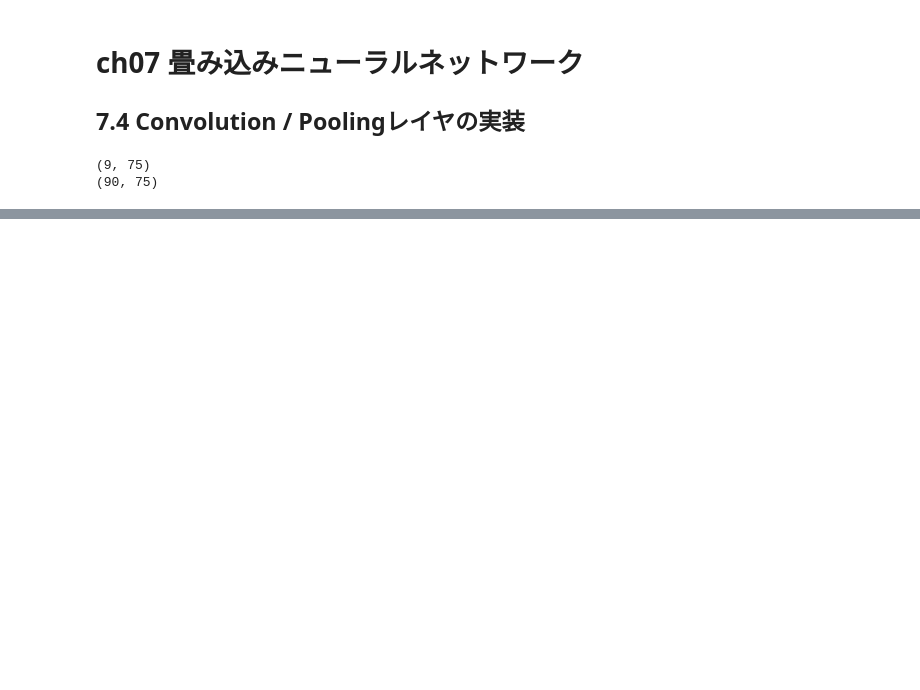
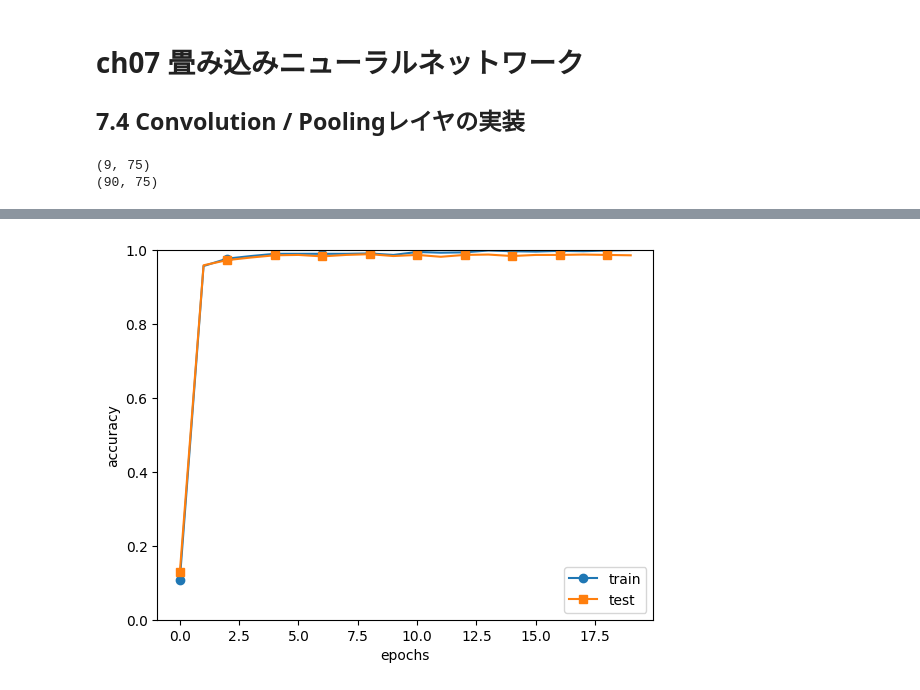
Before and after one commit to munablamu/DeepLearningFromZeroVol01, a Jupyter notebook: ch07.ipynb, the cells around one changed output, grey strips where cells are left out. Cells and saved outputs as stored; diff of their text form; code cells hidden in the pictures; blank space fills up the shorter version.

```diff
--- a/ch07.ipynb
+++ b/ch07.ipynb
@@ -64,7 +64,7 @@ from collections import OrderedDict
 from common.layers import *
 from common.gradient import numerical_gradient
 
-class simpleConvNet:
+class SimpleConvNet:
     def __init__(self, input_dim=(1, 28, 28),
                  conv_param={'filter_num': 30, 'filter_size': 5, 'pad': 0, 'stride': 1},
                  hidden_size=100, output_size=10, weight_init_std=0.01):
@@ -91,7 +91,7 @@ class simpleConvNet:
         # レイヤの生成
         self.layers = OrderedDict()
         self.layers['Conv1'] = Convolution(self.params['W1'], self.params['b1'],
-                                           self.params['stride'], self.param['pad'])
+                                           conv_param['stride'], conv_param['pad'])
         self.layers["Relu1"] = Relu()
         self.layers['Pool1'] = Pooling(pool_h=2, pool_w=2, stride=2)
         self.layers['Affine1'] = Affine(self.params['W2'], self.params['b2'])
@@ -129,7 +129,7 @@ class simpleConvNet:
 
         # backward
         dout = 1
-        dout = self.lastlayer.backward(dout)
+        dout = self.lastLayer.backward(dout)
 
         layers = list(self.layers.values())
         layers.reverse()
@@ -183,10 +183,6 @@ trainer = Trainer(network,
                   evaluate_sample_num_per_epoch=1000)
 trainer.train()
 
-# パラメータの保存
-network.save_params("params.pkl")
-print("Saved Network Parameters!")
-
 # グラフの描画
 markers = {'train': 'o', 'test': 's'}
 x = np.arange(max_epochs)
@@ -197,3 +193,4 @@ plt.ylabel("accuracy")
 plt.ylim(0, 1.0)
 plt.legend(loc='lower right')
 plt.show()
+# %% [output]
@@ -199,0 +214 @@ plt.show()
+[figure, added]
```
Also changed, not shown: parts of 1 cell of this notebook.
